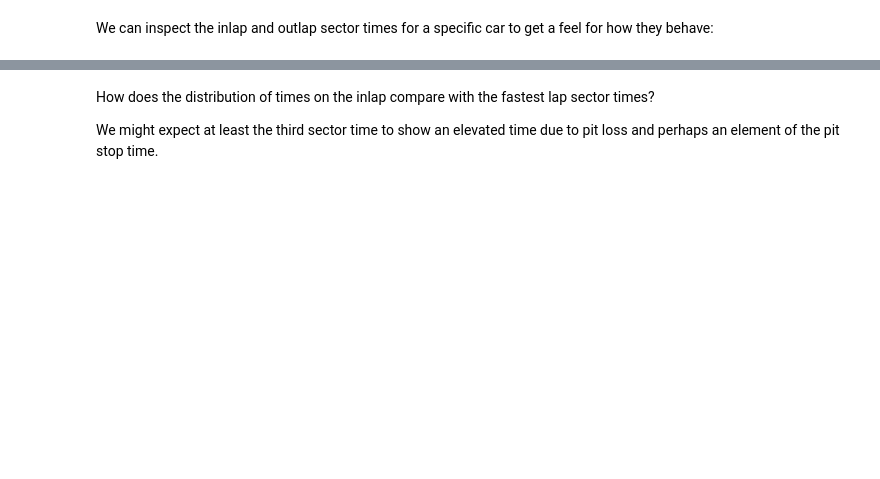
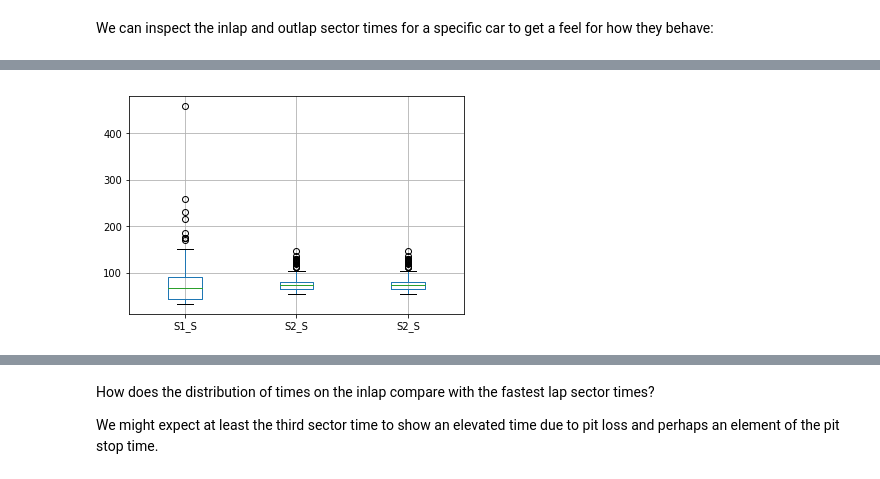
Before and after one commit to f1datajunkie/WEC, a Jupyter notebook: notebooks/Pace Tables.ipynb, the cells around one changed output, grey strips where cells are left out. Cells and saved outputs as stored; diff of their text form; code cells hidden in the pictures; blank space fills up the shorter version.

```diff
--- a/notebooks/Pace Tables.ipynb
+++ b/notebooks/Pace Tables.ipynb
@@ -388 +495,5 @@ pit_data[pit_data['NUMBER'].isin(['8'])][pit_sector_cols].sort_values(['NUMBER',
+# %%
+pit_data.boxplot(column=['S1_S', 'S2_S', 'S2_S']);
+# %% [output]
+[figure, added]
 # %%
```
Also changed, not shown: parts of 25 cells of this notebook.
